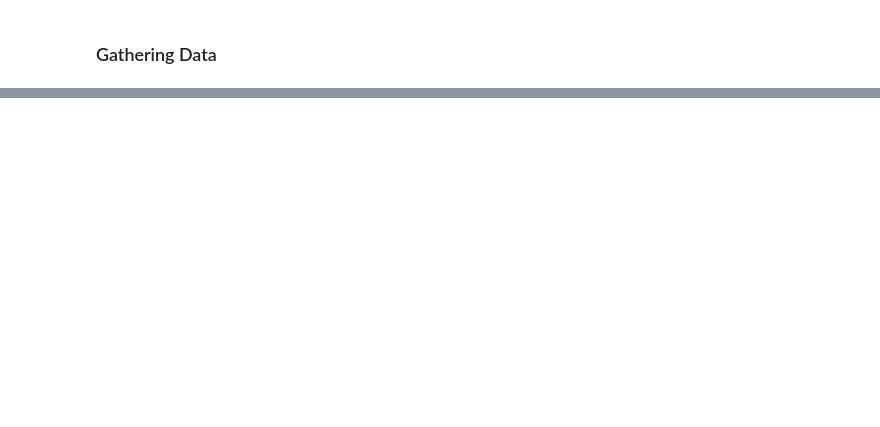
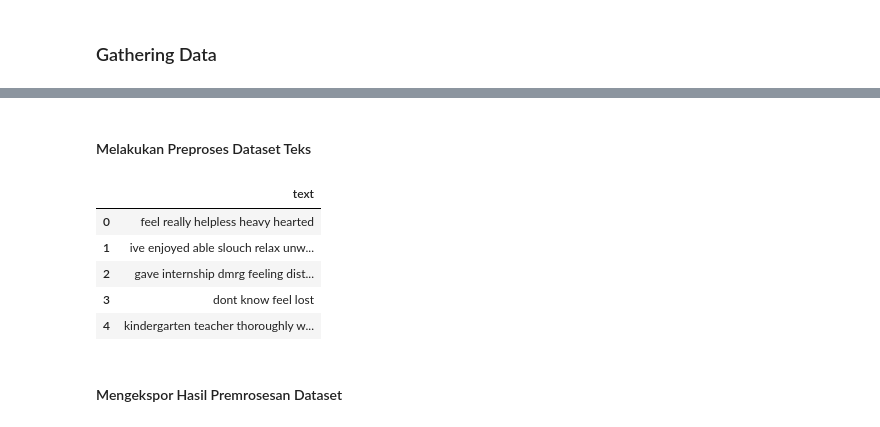
Before and after one commit to Capstone-DIY/Machine-Learning, a Jupyter notebook: notebooks/preprocessing_final.ipynb, the cells around one changed output, grey strips where cells are left out. Saved outputs shown, nothing was run; the diff lists cells and outputs as text; code cells hidden in the pictures; blank space fills up the shorter version.

```diff
--- a/notebooks/preprocessing_final.ipynb
+++ b/notebooks/preprocessing_final.ipynb
@@ -387,0 +161,30 @@ data_val.to_csv('../datasets/output_preprocess/data_val.csv', index=False)
+# %% [markdown]
+#### Melakukan Preproses Dataset Teks
+# %%
+def preprocess_text(text):
+    text = BeautifulSoup(text, 'html.parser').get_text()
+    text = emoji.demojize(text)
+    text = re.sub(r'http\S+', '', text)
+    text = re.sub(r'[^a-zA-Z\s]', '', text)
+    text = text.lower()
+    text = re.sub(r'\s+', ' ', text).strip()
+    text = re.sub(r'\d+', '', text)
+    words = word_tokenize(text)
+
+    stop_words = set(stopwords.words('english'))
+    words = [word for word in words if word not in stop_words]
+
+    return ' '.join(words)
+
+
+df['text'] = df['text'].apply(preprocess_text)
+df[['text']].head()
+# %% [output]
+|  | text |
+| 0 | feel really helpless heavy hearted |
+| 1 | ive enjoyed able slouch relax unw... |
+| 2 | gave internship dmrg feeling dist... |
+| 3 | dont know feel lost |
+| 4 | kindergarten teacher thoroughly w... |
+# %% [markdown]
+#### Mengekspor Hasil Premrosesan Dataset
```
Also changed, not shown: parts of 68 cells of this notebook, 14 other files.
